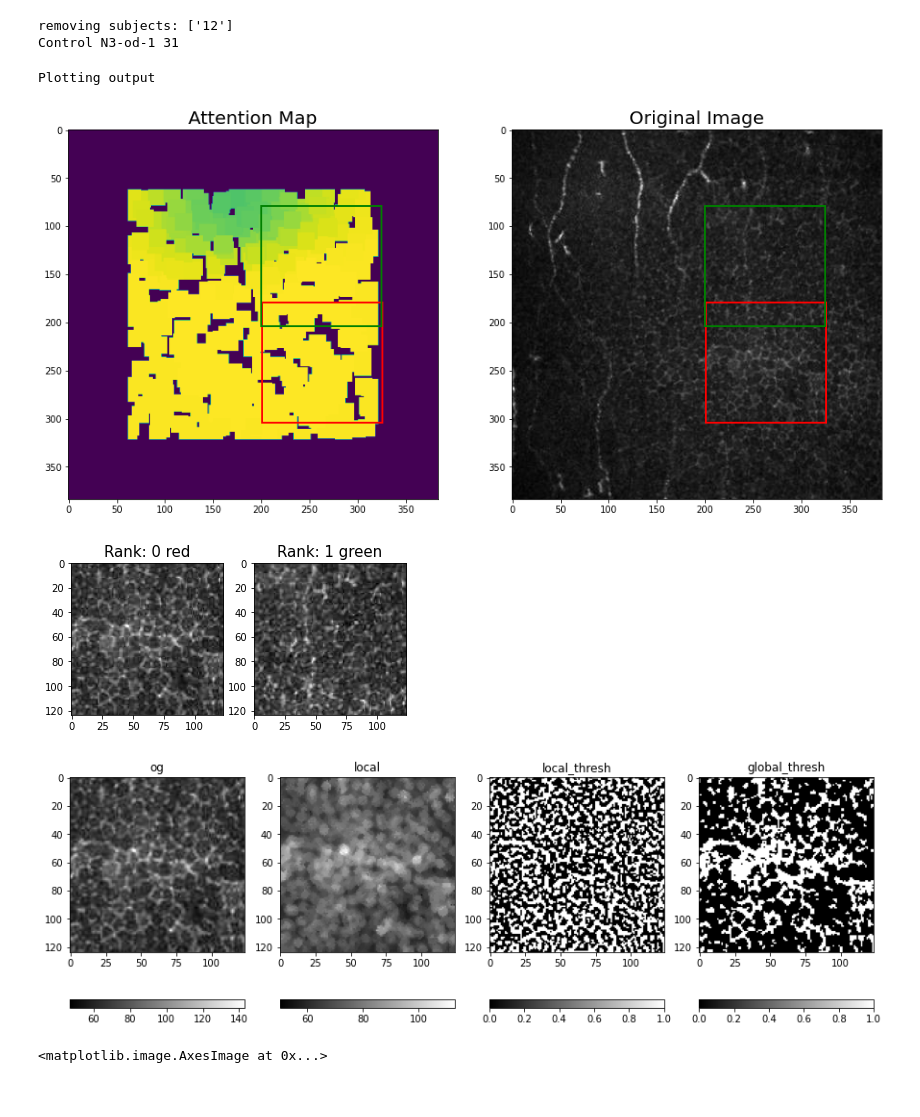
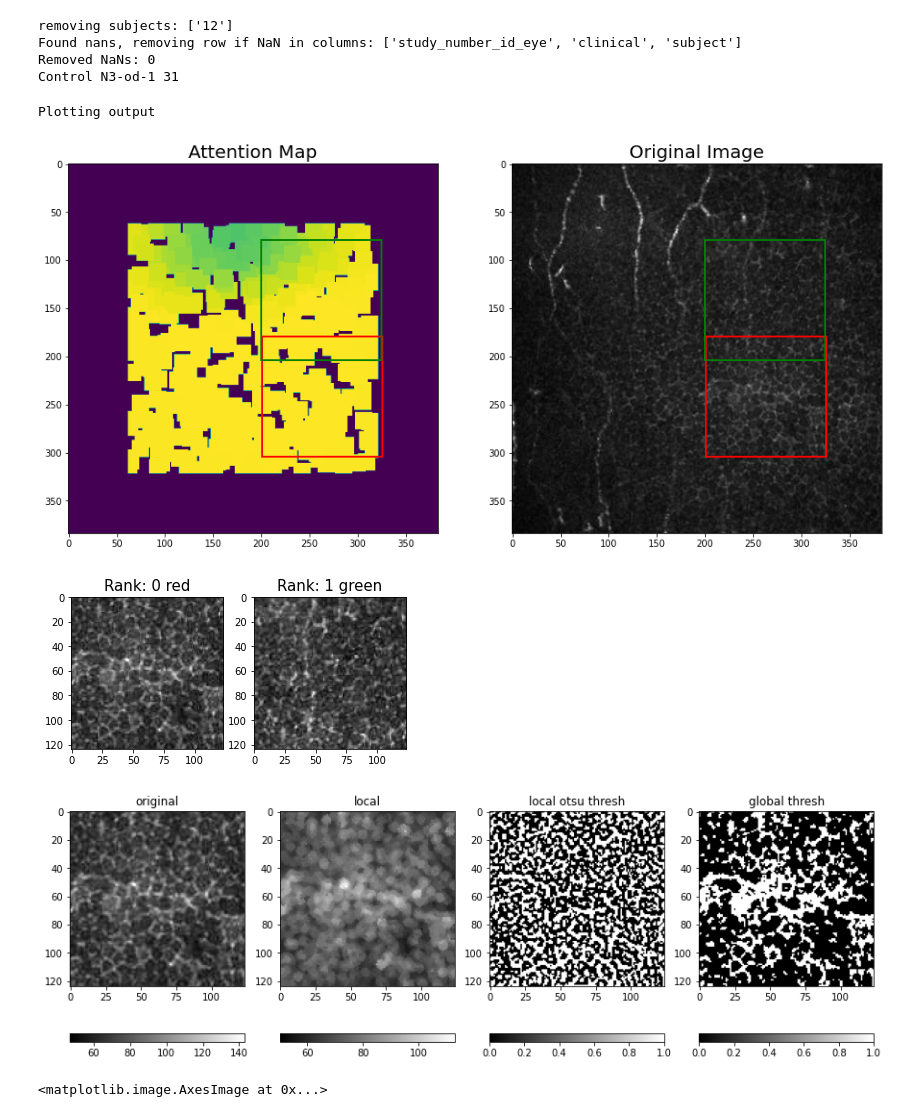
Before and after one commit to akre96/opthamology_image_processing, a Jupyter notebook: count_cells_bcd.ipynb, the cells around one changed output. Cells and saved outputs as stored; diff of their text form; code cells hidden in the pictures.

Commit message:
:sparkles: made tile segmentation callable via command line

```diff
--- a/count_cells_bcd.ipynb
+++ b/count_cells_bcd.ipynb
@@ -6,16 +6,10 @@ import importlib
 # %%
 importlib.reload(ld)
 
+tile_select_params = ld.get_tile_select_params()['BEC']
 tilesegmenter = st.TileSegmenter(
-    n_tiles=2,
-    tile_size=125,
-    min_tile_dist=100,
-    glcm_n_samples=500,
-    canny_sigma=3,
+    **tile_select_params,
     plot_patches=True,
-    edge_weight=-2,
-    contrast_weight=5,
-    energy_weight=0.5,
     show_tqdm=True
 )
 
@@ -37,6 +31,8 @@ print(img_class + ' ' + pid + ' ' + img_slice)
 patches = tilesegmenter.segment_tiles(img)
 # %% [output]
 removing subjects: ['12']
+Found nans, removing row if NaN in columns: ['study_number_id_eye', 'clinical', 'subject']
+Removed NaNs: 0
 Control N3-od-1 31
 Plotting output
 [figure]
@@ -44,26 +40,26 @@ Plotting output
 # %%
 from skimage.morphology import disk
 from skimage.filters import threshold_otsu, rank, gaussian
 from skimage.util import img_as_ubyte
 
 img = img_as_ubyte(patches[0])
 radius = 3
 selem = disk(radius)
 
 local_otsu = rank.otsu(img, selem)
 threshold_global_otsu = threshold_otsu(img)
 global_otsu = img >= threshold_global_otsu
 threshold_local_otsu = img >= local_otsu
 
 fig, axes = plt.subplots(figsize=(15, 6), nrows=1, ncols=4)
 ims = [img, local_otsu, threshold_local_otsu, global_otsu]
-titles = ['og', 'local', 'local_thresh', 'global_thresh']
+titles = ['original', 'local', 'local otsu thresh', 'global thresh']
 for i, im in enumerate(ims):
     ax = axes.flatten()[i]
     fig.colorbar(ax.imshow(im, cmap='gray'), ax=ax, orientation='horizontal')
     ax.set_title(titles[i])
 # %% [output]
-[figure, old version]
+[figure, new version]
 # %%
 from skimage import morphology
 from skimage import measure
```
Also changed, not shown: 4 other files.
